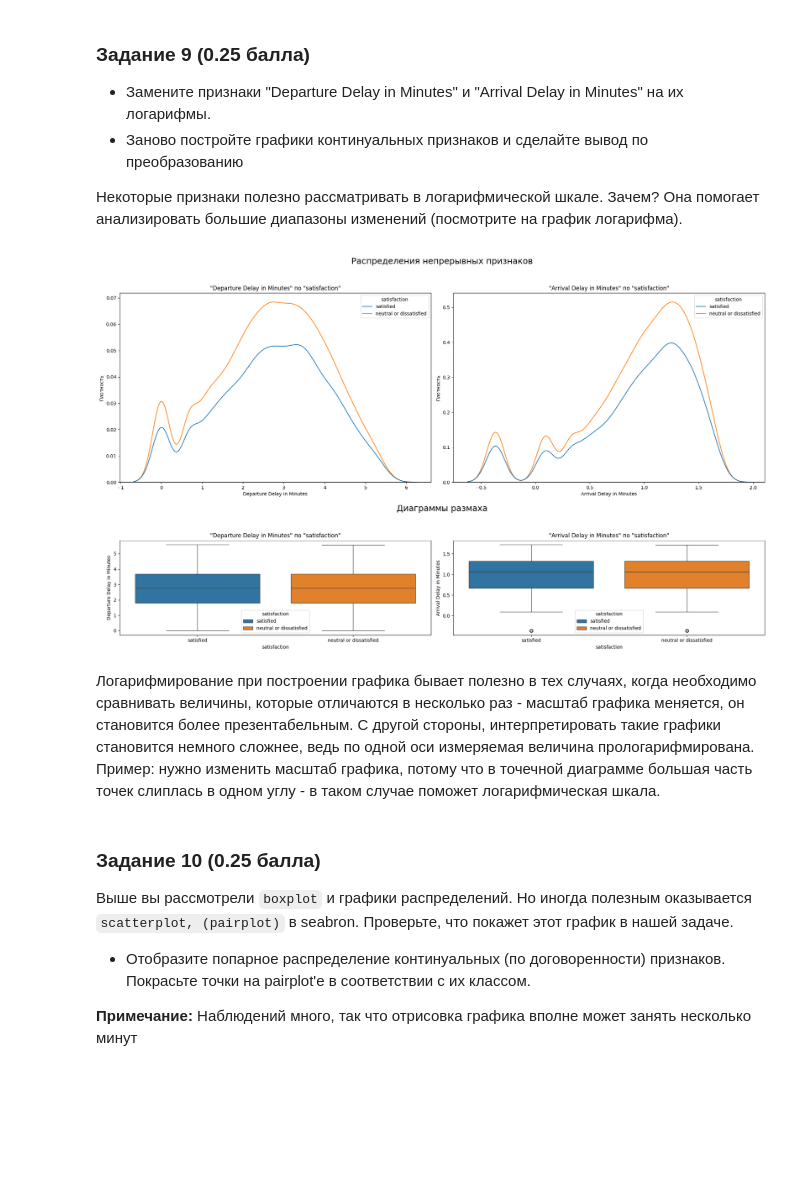
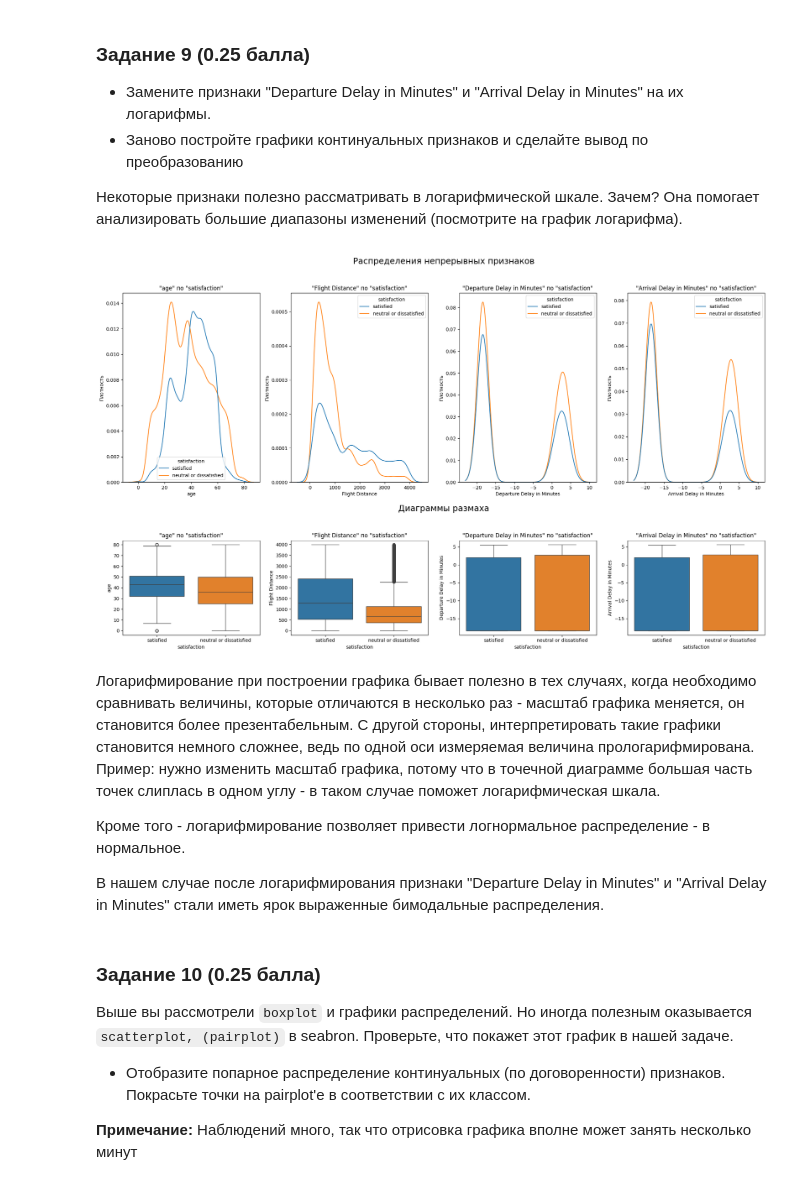
Before and after one commit to VladislavTokarev02/AI_ML_homework, a Jupyter notebook: Hometasks/Base/AI_HW4_woodenML_base.ipynb, the cells around one changed output. Saved outputs shown, nothing was run; the diff lists cells and outputs as text; code cells hidden in the pictures; blank space fills up the shorter version.

```diff
--- a/Hometasks/Base/AI_HW4_woodenML_base.ipynb
+++ b/Hometasks/Base/AI_HW4_woodenML_base.ipynb
@@ -529,21 +560,33 @@ plot_continuous(continuous_cols, X_val, y_val)
 
 Некоторые признаки полезно рассматривать в логарифмической шкале. Зачем? Она помогает анализировать большие диапазоны изменений (посмотрите на график логарифма).
 # %%
+eps = 1e-8
+
 X_train_log = X_train.copy()
+X_val_log = X_val.copy()
+X_test_log = df_test.copy()
 
-X_train_log['Departure Delay in Minutes'] = np.log(X_train_log['Departure Delay in Minutes'])
-X_train_log['Arrival Delay in Minutes'] = np.log(X_train_log['Departure Delay in Minutes'])
+X_train_log['Departure Delay in Minutes'] = np.log(X_train_log['Departure Delay in Minutes'] + eps)
+X_train_log['Arrival Delay in Minutes'] = np.log(X_train_log['Arrival Delay in Minutes'] + eps)
 
+X_val_log['Departure Delay in Minutes'] = np.log(X_val_log['Departure Delay in Minutes'] + eps)
+X_val_log['Arrival Delay in Minutes'] = np.log(X_val_log['Arrival Delay in Minutes'] + eps)
 
-log_continuous_cols = ['Departure Delay in Minutes', 'Arrival Delay in Minutes']
-
-
-plot_continuous(log_continuous_cols, X_train_log, y_train)
+X_test_log['Departure Delay in Minutes'] = np.log(X_test_log['Departure Delay in Minutes'] + eps)
+X_test_log['Arrival Delay in Minutes'] = np.log(X_test_log['Arrival Delay in Minutes'] + eps)
-# %% [output]
-[figure, removed]
+# %%
+plot_continuous(continuous_cols, X_val_log, y_val)
+# %% [output]
+[figure, added]
 # %% [markdown]
 Логарифмирование при построении графика бывает полезно в тех случаях, когда необходимо сравнивать величины, которые отличаются в несколько раз - масштаб графика меняется, он становится более презентабельным. С другой стороны, интерпретировать такие графики становится немного сложнее, ведь по одной оси измеряемая величина прологарифмирована.
 Пример: нужно изменить масштаб графика, потому что в точечной диаграмме большая часть точек слиплась в одном углу - в таком случае поможет логарифмическая шкала.
+
+
+Кроме того - логарифмирование позволяет привести логнормальное распределение - в нормальное.
+
+
+В нашем случае после логарифмирования признаки "Departure Delay in Minutes" и "Arrival Delay in Minutes" стали иметь ярок выраженные бимодальные распределения.
 # %% [markdown]
 ### **Задание 10 (0.25 балла)**
 
```
Also changed, not shown: parts of 28 cells of this notebook.
